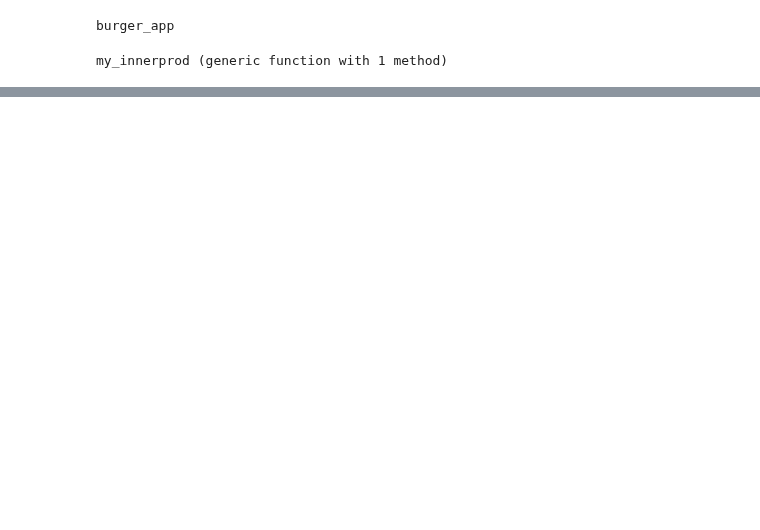
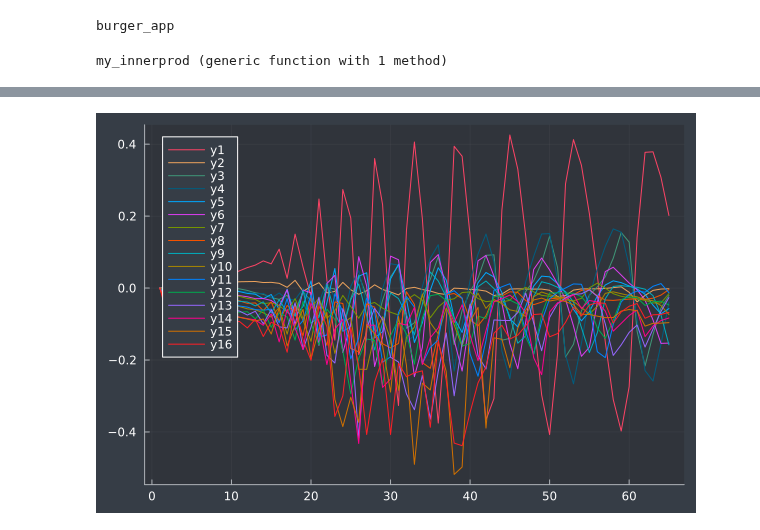
Before and after one commit to XBraid/xbraid, a Jupyter notebook: braid/braid.jl/drive-burgers.ipynb, the cells around one changed output, grey strips where cells are left out. Cells and saved outputs as stored; diff of their text form; code cells hidden in the pictures; blank space fills up the shorter version.

```diff
--- a/braid/braid.jl/drive-burgers.ipynb
+++ b/braid/braid.jl/drive-burgers.ipynb
@@ -179,2 +219,4 @@ sum(burger.lyap_exps[p]) ./ tstop
 # %%
-plot(reduce(hcat, burger.lyap_exps[p])'[1:4:end, :])
+plot(reduce(vcat, burger.lyap_exps[p][1:4:end]'))
+# %% [output]
+[figure, added]
```
Also changed, not shown: parts of 11 cells of this notebook, 7 other files.
